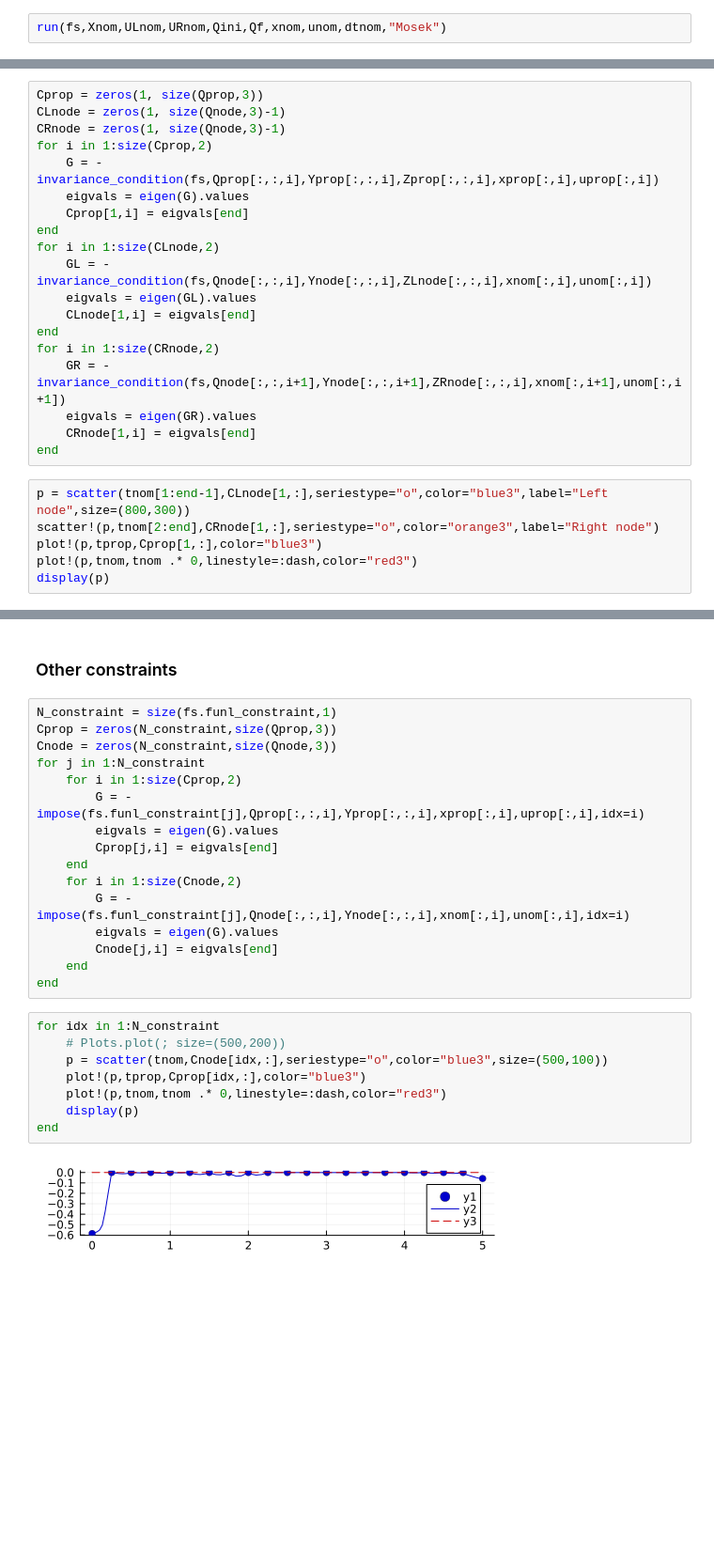
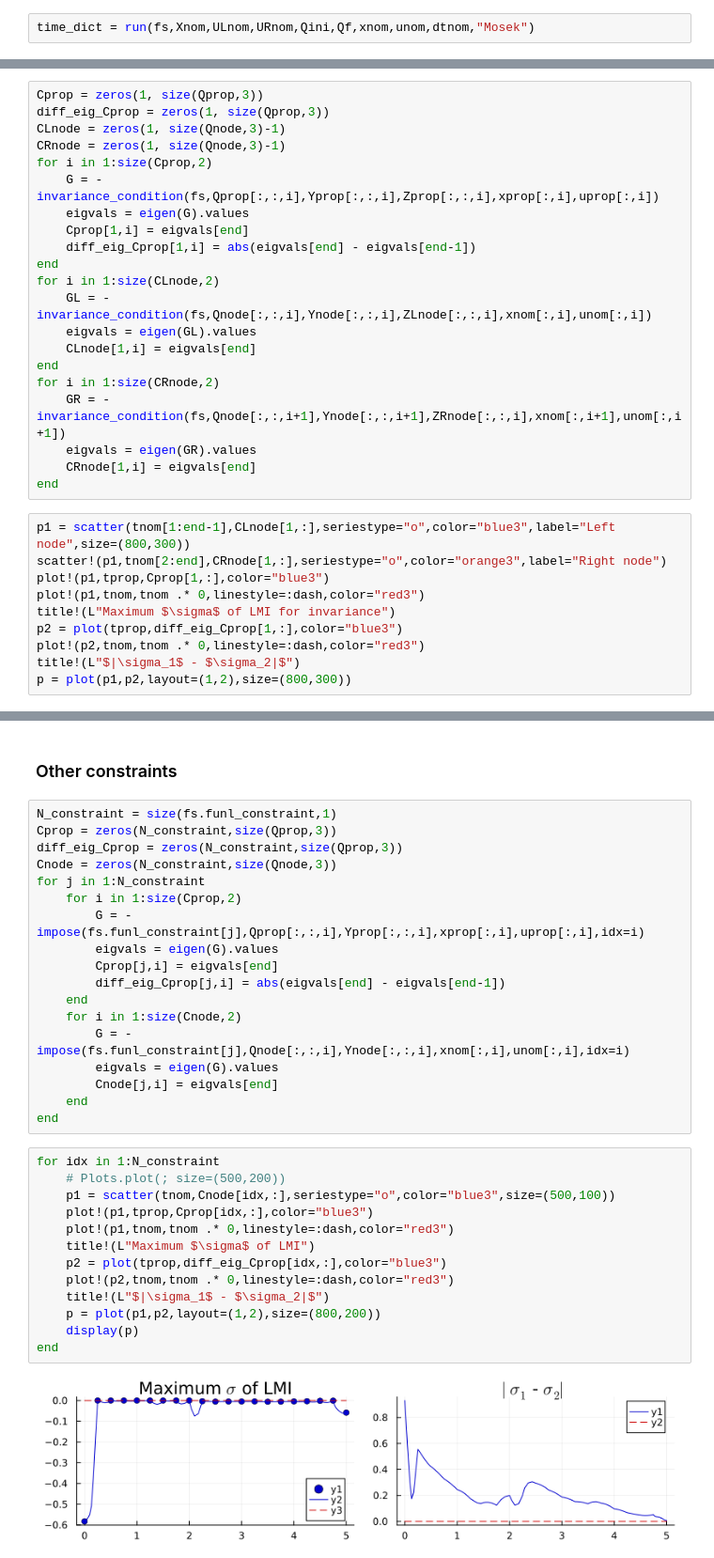
Before and after one commit to taewankim1/synthesis-trajectory-funnel, a Jupyter notebook: funl_unicycle_linear.ipynb, the cells around one changed output, grey strips where cells are left out. Shown at 94% size. Saved outputs shown, nothing was run; the diff lists cells and outputs as text; blank space fills up the shorter version.

Commit message:
Inter-sample constraint satsifaction

```diff
--- a/funl_unicycle_linear.ipynb
+++ b/funl_unicycle_linear.ipynb
@@ -125,5 +127,5 @@ fs = FunnelSynthesis(N,max_iter,dynamics,DLMI,list_const,scaler,
 # %% [output]
 FunnelSynthesis(Unicycle(3, 2, 2, 2, 2, 2, [0.0 0.0 1.0; 0.0 0.0 0.0], [0.0 0.0; 1.0 0.0], [1 0; 0 1; 0 0], [0.0 0.0 1.0; 0.0 0.0 0.0], [0.0 0.0; 1.0 0.0], [0.0, 0.0]), Basic_type(0.1, 3, 2, 6, 6, 0,  ...
 # %%
-run(fs,Xnom,ULnom,URnom,Qini,Qf,xnom,unom,dtnom,"Mosek")
+time_dict = run(fs,Xnom,ULnom,URnom,Qini,Qf,xnom,unom,dtnom,"Mosek")
 # %% [output]
@@ -246,12 +262,14 @@ findfirst(x -> x < 0, min_lam_q)
 ### Invariance
 # %%
 Cprop = zeros(1, size(Qprop,3))
+diff_eig_Cprop = zeros(1, size(Qprop,3))
 CLnode = zeros(1, size(Qnode,3)-1)
 CRnode = zeros(1, size(Qnode,3)-1)
 for i in 1:size(Cprop,2)
     G = - invariance_condition(fs,Qprop[:,:,i],Yprop[:,:,i],Zprop[:,:,i],xprop[:,i],uprop[:,i])
     eigvals = eigen(G).values
     Cprop[1,i] = eigvals[end]
+    diff_eig_Cprop[1,i] = abs(eigvals[end] - eigvals[end-1])
 end
 for i in 1:size(CLnode,2)
     GL = - invariance_condition(fs,Qnode[:,:,i],Ynode[:,:,i],ZLnode[:,:,i],xnom[:,i],unom[:,i])
@@ -264,9 +282,13 @@ for i in 1:size(CRnode,2)
     CRnode[1,i] = eigvals[end]
 end
 # %%
-p = scatter(tnom[1:end-1],CLnode[1,:],seriestype="o",color="blue3",label="Left node",size=(800,300))
-scatter!(p,tnom[2:end],CRnode[1,:],seriestype="o",color="orange3",label="Right node")
-plot!(p,tprop,Cprop[1,:],color="blue3")
-plot!(p,tnom,tnom .* 0,linestyle=:dash,color="red3")
-display(p)
+p1 = scatter(tnom[1:end-1],CLnode[1,:],seriestype="o",color="blue3",label="Left node",size=(800,300))
+scatter!(p1,tnom[2:end],CRnode[1,:],seriestype="o",color="orange3",label="Right node")
+plot!(p1,tprop,Cprop[1,:],color="blue3")
+plot!(p1,tnom,tnom .* 0,linestyle=:dash,color="red3")
+title!(L"Maximum $\sigma$ of LMI for invariance")
+p2 = plot(tprop,diff_eig_Cprop[1,:],color="blue3")
+plot!(p2,tnom,tnom .* 0,linestyle=:dash,color="red3")
+title!(L"$|\sigma_1$ - $\sigma_2|$")
+p = plot(p1,p2,layout=(1,2),size=(800,300))
 # %% [output]
@@ -276,12 +298,14 @@ display(p)
 # %%
 N_constraint = size(fs.funl_constraint,1)
 Cprop = zeros(N_constraint,size(Qprop,3))
+diff_eig_Cprop = zeros(N_constraint,size(Qprop,3))
 Cnode = zeros(N_constraint,size(Qnode,3))
 for j in 1:N_constraint
     for i in 1:size(Cprop,2)
         G = - impose(fs.funl_constraint[j],Qprop[:,:,i],Yprop[:,:,i],xprop[:,i],uprop[:,i],idx=i)
         eigvals = eigen(G).values
         Cprop[j,i] = eigvals[end]
+        diff_eig_Cprop[j,i] = abs(eigvals[end] - eigvals[end-1])
     end
     for i in 1:size(Cnode,2)
         G = - impose(fs.funl_constraint[j],Qnode[:,:,i],Ynode[:,:,i],xnom[:,i],unom[:,i],idx=i)
@@ -292,10 +316,15 @@ end
 # %%
 for idx in 1:N_constraint
     # Plots.plot(; size=(500,200))
-    p = scatter(tnom,Cnode[idx,:],seriestype="o",color="blue3",size=(500,100))
-    plot!(p,tprop,Cprop[idx,:],color="blue3")
-    plot!(p,tnom,tnom .* 0,linestyle=:dash,color="red3")
+    p1 = scatter(tnom,Cnode[idx,:],seriestype="o",color="blue3",size=(500,100))
+    plot!(p1,tprop,Cprop[idx,:],color="blue3")
+    plot!(p1,tnom,tnom .* 0,linestyle=:dash,color="red3")
+    title!(L"Maximum $\sigma$ of LMI")
+    p2 = plot(tprop,diff_eig_Cprop[idx,:],color="blue3")
+    plot!(p2,tnom,tnom .* 0,linestyle=:dash,color="red3")
+    title!(L"$|\sigma_1$ - $\sigma_2|$")
+    p = plot(p1,p2,layout=(1,2),size=(800,200))
     display(p)
 end
 # %% [output]
-[figure, old version]
+[figure, new version]
```
Also changed, not shown: parts of 21 cells of this notebook, 6 other files.
